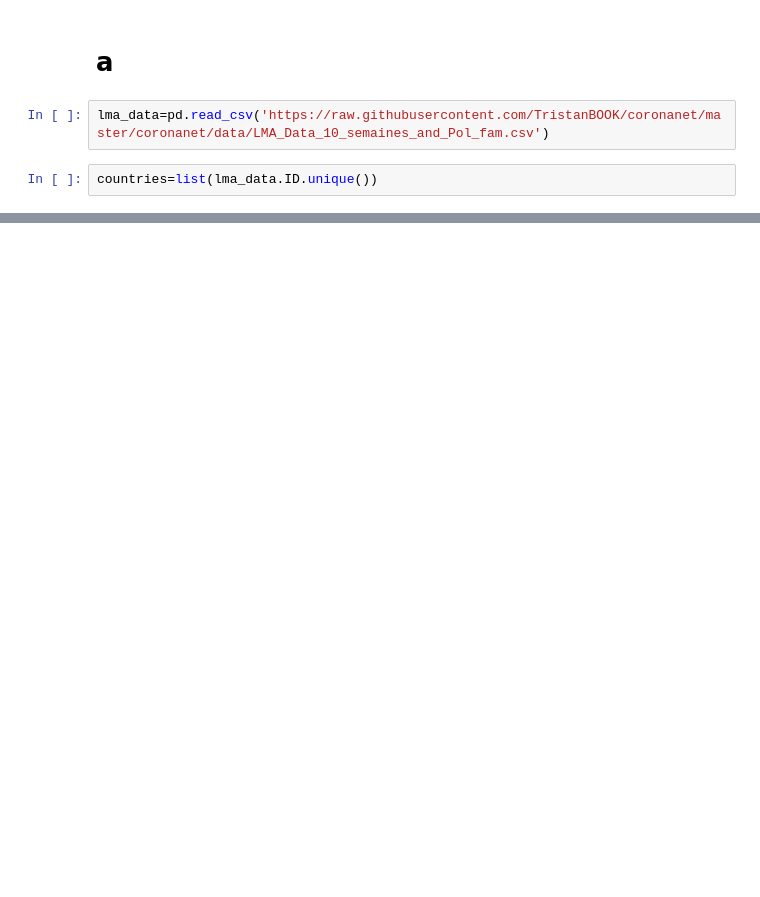
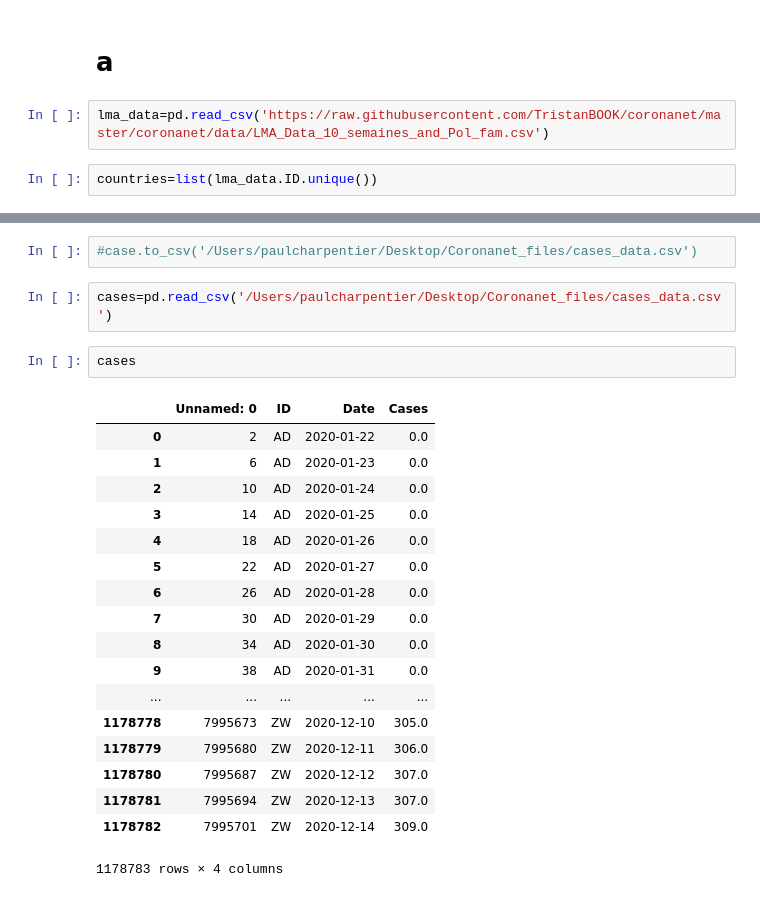
Before and after one commit to TristanBOOK/coronanet, a Jupyter notebook: Notebooks/streamlit_trial.ipynb, the cells around one changed output, grey strips where cells are left out. Cells and saved outputs as stored; diff of their text form; blank space fills up the shorter version.

```diff
--- a/Notebooks/streamlit_trial.ipynb
+++ b/Notebooks/streamlit_trial.ipynb
@@ -19,0 +27,25 @@ PyreadrError: File ../coronanet/data/COVID-19.RData does not exist!
+# %%
+#case.to_csv('/Users/paulcharpentier/Desktop/Coronanet_files/cases_data.csv')
+# %%
+cases=pd.read_csv('/Users/paulcharpentier/Desktop/Coronanet_files/cases_data.csv')
+# %%
+cases
+# %% [output]
+|  | Unnamed: 0 | ID | Date | Cases |
+| 0 | 2 | AD | 2020-01-22 | 0.0 |
+| 1 | 6 | AD | 2020-01-23 | 0.0 |
+| 2 | 10 | AD | 2020-01-24 | 0.0 |
+| 3 | 14 | AD | 2020-01-25 | 0.0 |
+| 4 | 18 | AD | 2020-01-26 | 0.0 |
+| 5 | 22 | AD | 2020-01-27 | 0.0 |
+| 6 | 26 | AD | 2020-01-28 | 0.0 |
+| 7 | 30 | AD | 2020-01-29 | 0.0 |
+| 8 | 34 | AD | 2020-01-30 | 0.0 |
+| 9 | 38 | AD | 2020-01-31 | 0.0 |
+| ... | ... | ... | ... | ... |
+| 1178778 | 7995673 | ZW | 2020-12-10 | 305.0 |
+| 1178779 | 7995680 | ZW | 2020-12-11 | 306.0 |
+| 1178780 | 7995687 | ZW | 2020-12-12 | 307.0 |
+| 1178781 | 7995694 | ZW | 2020-12-13 | 307.0 |
+| 1178782 | 7995701 | ZW | 2020-12-14 | 309.0 |
+1178783 rows × 4 columns
```
Also changed, not shown: parts of 7 cells of this notebook.
